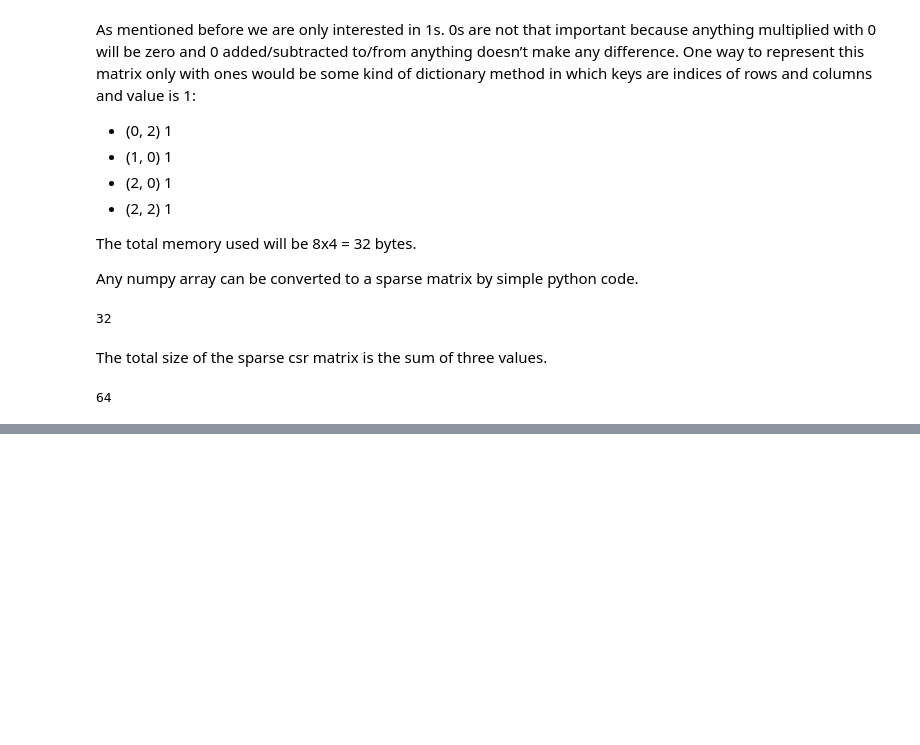
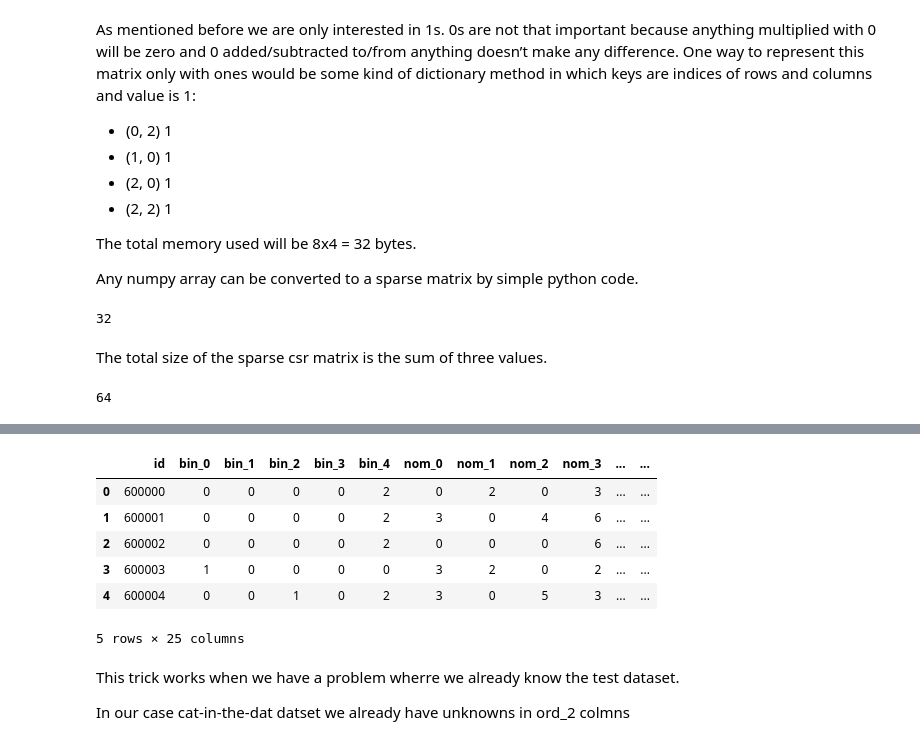
Before and after one commit to ShubhangiDabral13/Approaching-Any-Machine-Learning-Problems, a Jupyter notebook: 05).Apporching categorical Variable/Apporching categorical Variable.ipynb, the cells around one changed output, grey strips where cells are left out. Drawn from its saved outputs; the diff is of its cells as text; code cells hidden in the pictures; blank space fills up the shorter version.

```diff
--- a/05).Apporching categorical Variable/Apporching categorical Variable.ipynb
+++ b/05).Apporching categorical Variable/Apporching categorical Variable.ipynb
@@ -247,0 +546,14 @@ Even though the sparse representation of binarized features takes much less memo
+# %%
+test.head()
+# %% [output]
+|  | id | bin_0 | bin_1 | bin_2 | bin_3 | bin_4 | nom_0 | nom_1 | nom_2 | nom_3 | ... | ... |
+| 0 | 600000 | 0 | 0 | 0 | 0 | 2 | 0 | 2 | 0 | 3 | ... | ... |
+| 1 | 600001 | 0 | 0 | 0 | 0 | 2 | 3 | 0 | 4 | 6 | ... | ... |
+| 2 | 600002 | 0 | 0 | 0 | 0 | 2 | 0 | 0 | 0 | 6 | ... | ... |
+| 3 | 600003 | 1 | 0 | 0 | 0 | 0 | 3 | 2 | 0 | 2 | ... | ... |
+| 4 | 600004 | 0 | 0 | 1 | 0 | 2 | 3 | 0 | 5 | 3 | ... | ... |
+5 rows × 25 columns
+# %% [markdown]
+This trick works when we have a problem wherre we already know the test dataset.
+
+In our case cat-in-the-dat datset we already have unknowns in ord_2 colmns
```
Also changed, not shown: parts of 29 cells of this notebook, 2 other files.
